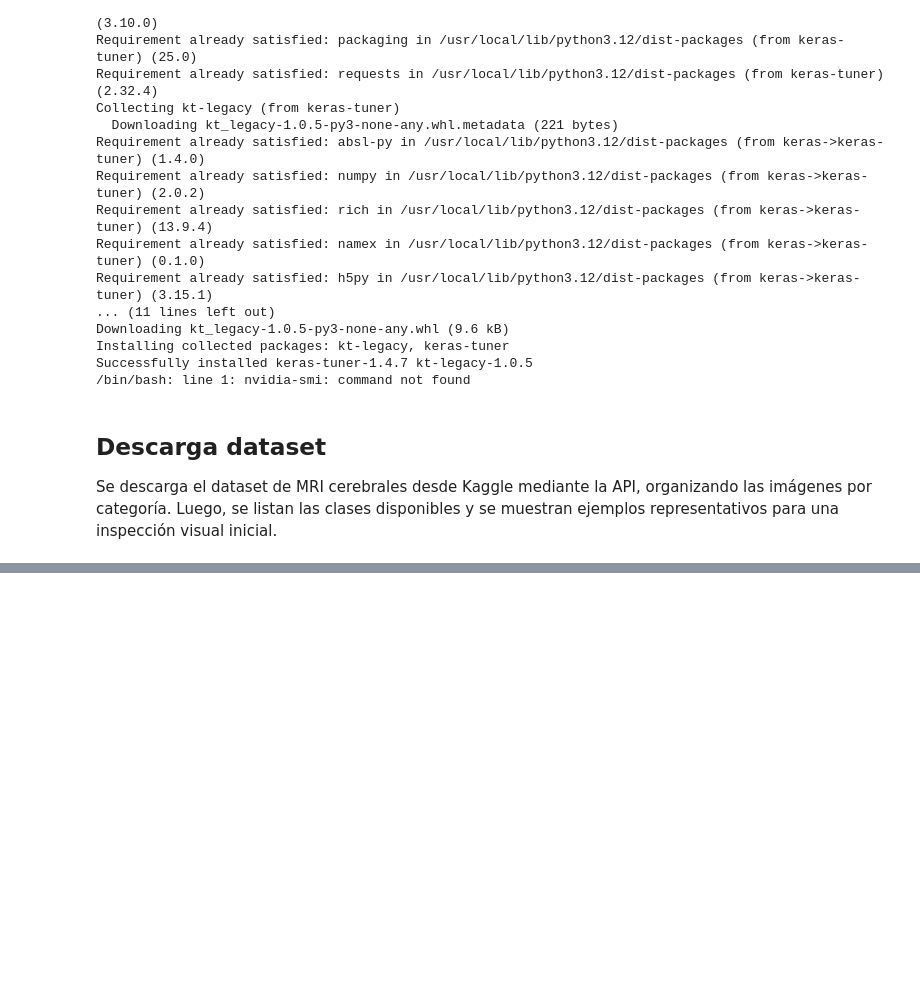
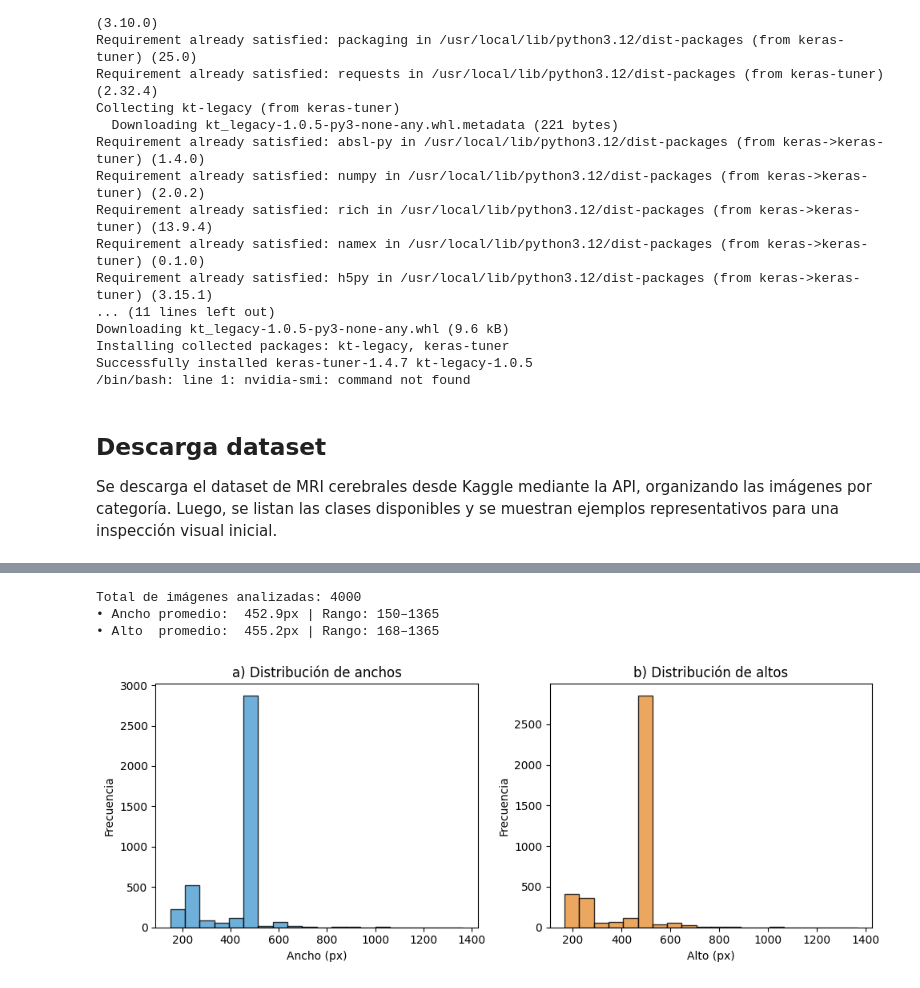
Before and after one commit to katterine2558/mri-tumor-detection-cnn, a Jupyter notebook: mri_tumor_detection_cnn.ipynb, the cells around one changed output, grey strips where cells are left out. Cells and saved outputs as stored; diff of their text form; code cells hidden in the pictures; blank space fills up the shorter version.

```diff
--- a/mri_tumor_detection_cnn.ipynb
+++ b/mri_tumor_detection_cnn.ipynb
@@ -254,0 +254,59 @@ get_images_size(base_dir)
+# %%
+# ==========================================================
+# HISTOGRAMAS DE ANCHOS Y ALTOS DE LAS IMÁGENES
+# ==========================================================
+def plot_image_size_distribution(base_dir: str, sample_per_class: int = 1000):
+    """
+    Calcula y grafica la distribución de anchos y altos de las imágenes
+    muestreando hasta sample_per_class por clase.
+    """
+    widths, heights = [], []
+
+    for cls in sorted(os.listdir(base_dir)):
+        cls_path = os.path.join(base_dir, cls)
+        if not os.path.isdir(cls_path):
+            continue
+
+        # limitar muestras por clase (para rapidez)
+        img_files = [
+            f for f in os.listdir(cls_path)
+            if f.lower().endswith(('.png', '.jpg', '.jpeg'))
+        ][:sample_per_class]
+
+        for fname in img_files:
+            img_path = os.path.join(cls_path, fname)
+            img = cv2.imread(img_path)
+            if img is None:
+                continue
+            h, w = img.shape[:2]
+            widths.append(w)
+            heights.append(h)
+
+    # --- Estadísticas ---
+    print(f"Total de imágenes analizadas: {len(widths)}")
+    print(f"• Ancho promedio:  {np.mean(widths):.1f}px | Rango: {min(widths)}–{max(widths)}")
+    print(f"• Alto  promedio:  {np.mean(heights):.1f}px | Rango: {min(heights)}–{max(heights)}")
+
+    # --- Subplots ---
+    fig, axes = plt.subplots(1, 2, figsize=(10, 4))
+
+    axes[0].hist(widths, bins=20, color="#4B9CD3", edgecolor='black', alpha=0.8)
+    axes[0].set_title("a) Distribución de anchos")
+    axes[0].set_xlabel("Ancho (px)")
+    axes[0].set_ylabel("Frecuencia")
+
+    axes[1].hist(heights, bins=20, color="#E69138", edgecolor='black', alpha=0.8)
+    axes[1].set_title("b) Distribución de altos")
+    axes[1].set_xlabel("Alto (px)")
+    axes[1].set_ylabel("Frecuencia")
+
+    plt.tight_layout()
+    plt.show()
+
+# Ejecutar función
+plot_image_size_distribution(base_dir)
+# %% [output]
+Total de imágenes analizadas: 4000
+• Ancho promedio:  452.9px | Rango: 150–1365
+• Alto  promedio:  455.2px | Rango: 168–1365
+[figure, added]
```
Also changed, not shown: parts of 9 cells of this notebook.
